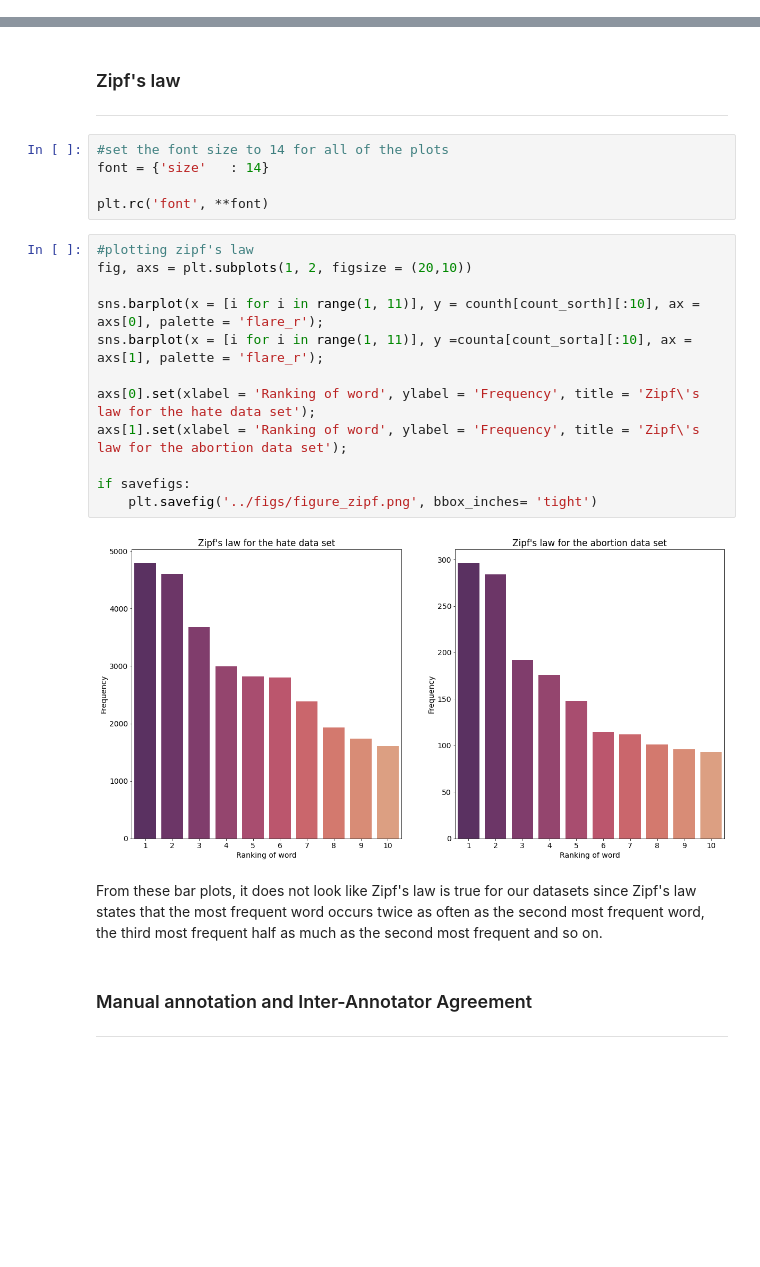
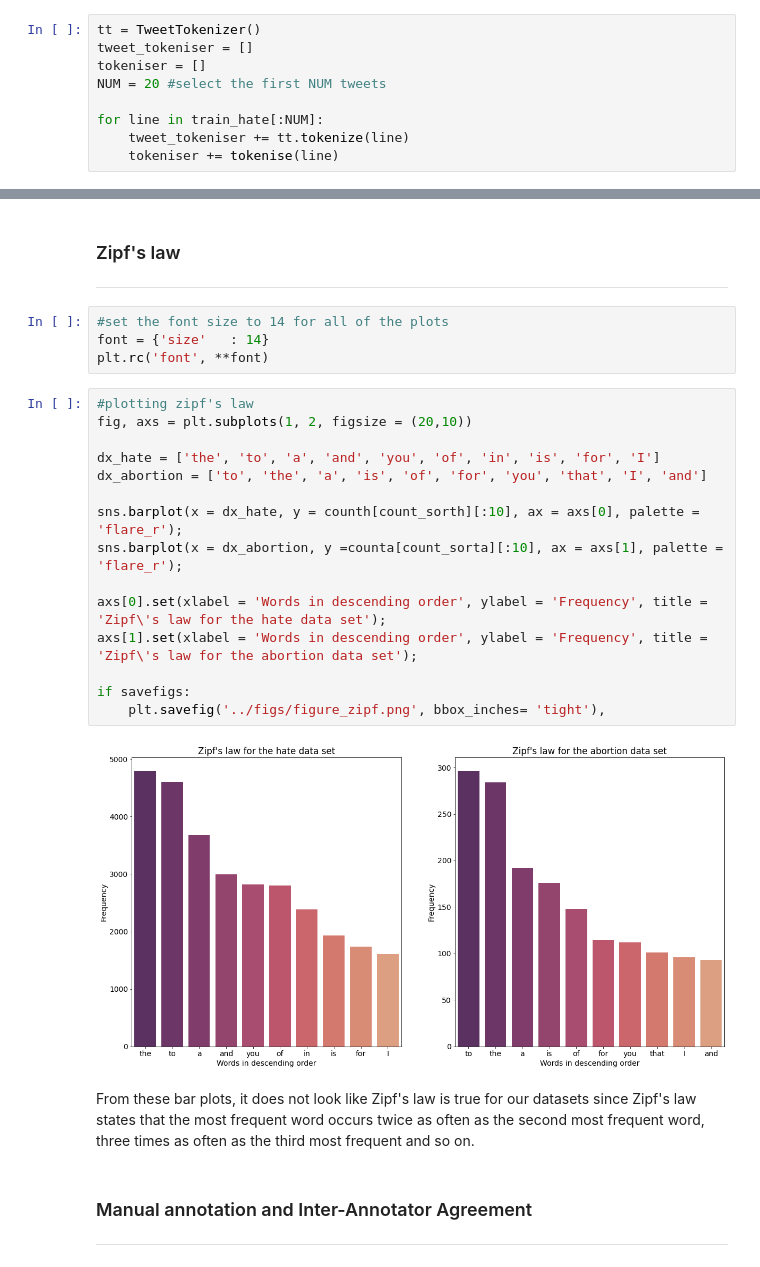
Before and after one commit to ITU-Bumblebees/fypgroup02_project3, a Jupyter notebook: notebooks/final.ipynb, the cells around one changed output, grey strips where cells are left out. Drawn from its saved outputs; the diff is of its cells as text; blank space fills up the shorter version.

```diff
--- a/notebooks/final.ipynb
+++ b/notebooks/final.ipynb
@@ -127,0 +142,9 @@ def tokenise(line):
+# %%
+tt = TweetTokenizer()
+tweet_tokeniser = []
+tokeniser = []
+NUM = 20 #select the first NUM tweets
+
+for line in train_hate[:NUM]:
+    tweet_tokeniser += tt.tokenize(line)
+    tokeniser += tokenise(line)
@@ -227,24 +252,26 @@ The hate dataset is a lot larger than the abortion dataset and that is also visi
 # %%
 #set the font size to 14 for all of the plots
 font = {'size'   : 14}
-
 plt.rc('font', **font)
 # %%
 #plotting zipf's law
 fig, axs = plt.subplots(1, 2, figsize = (20,10))
 
-sns.barplot(x = [i for i in range(1, 11)], y = counth[count_sorth][:10], ax = axs[0], palette = 'flare_r');
-sns.barplot(x = [i for i in range(1, 11)], y =counta[count_sorta][:10], ax = axs[1], palette = 'flare_r');
+dx_hate = ['the', 'to', 'a', 'and', 'you', 'of', 'in', 'is', 'for', 'I']
+dx_abortion = ['to', 'the', 'a', 'is', 'of', 'for', 'you', 'that', 'I', 'and']
 
-axs[0].set(xlabel = 'Ranking of word', ylabel = 'Frequency', title = 'Zipf\'s law for the hate data set');
-axs[1].set(xlabel = 'Ranking of word', ylabel = 'Frequency', title = 'Zipf\'s law for the abortion data set');
+sns.barplot(x = dx_hate, y = counth[count_sorth][:10], ax = axs[0], palette = 'flare_r');
+sns.barplot(x = dx_abortion, y =counta[count_sorta][:10], ax = axs[1], palette = 'flare_r');
+
+axs[0].set(xlabel = 'Words in descending order', ylabel = 'Frequency', title = 'Zipf\'s law for the hate data set');
+axs[1].set(xlabel = 'Words in descending order', ylabel = 'Frequency', title = 'Zipf\'s law for the abortion data set');
 
 if savefigs:
-    plt.savefig('../figs/figure_zipf.png', bbox_inches= 'tight')
+    plt.savefig('../figs/figure_zipf.png', bbox_inches= 'tight'),
 # %% [output]
-[figure, old version]
+[figure, new version]
 # %% [markdown]
-From these bar plots, it does not look like Zipf's law is true for our datasets since Zipf's law states that the most frequent word occurs twice as often as the second most frequent word, the third most frequent half as much as the second most frequent and so on.
+From these bar plots, it does not look like Zipf's law is true for our datasets since Zipf's law states that the most frequent word occurs twice as often as the second most frequent word, three times as often as the third most frequent and so on.
 # %% [markdown]
 ### Manual annotation and Inter-Annotator Agreement
 
```
Also changed, not shown: parts of 15 cells of this notebook, 5 other files.
